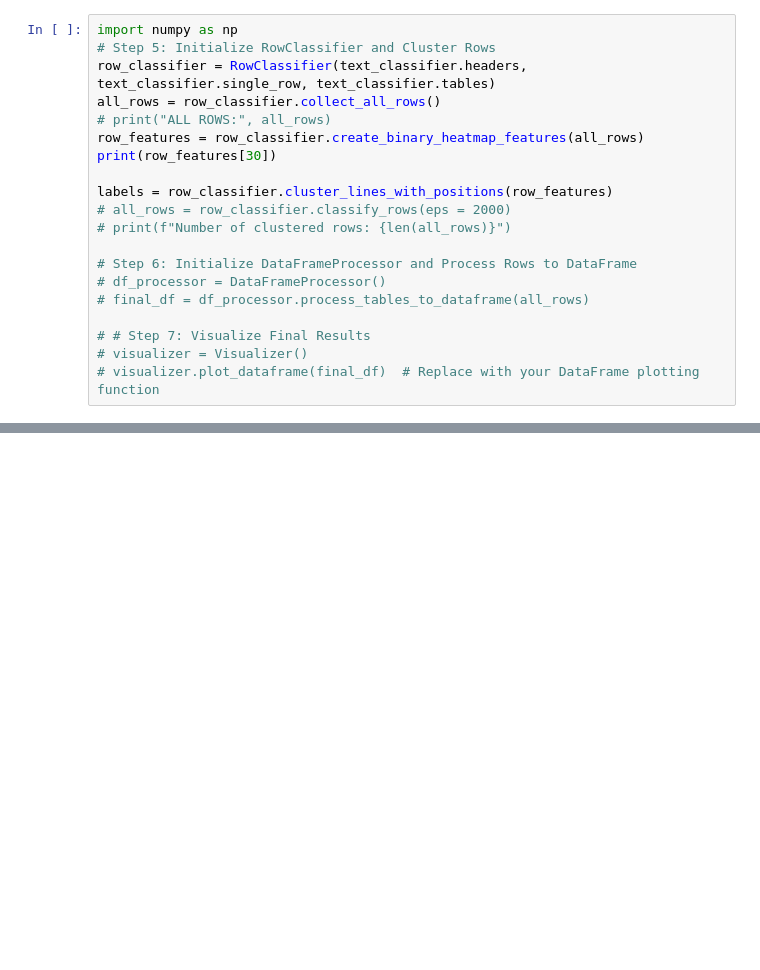
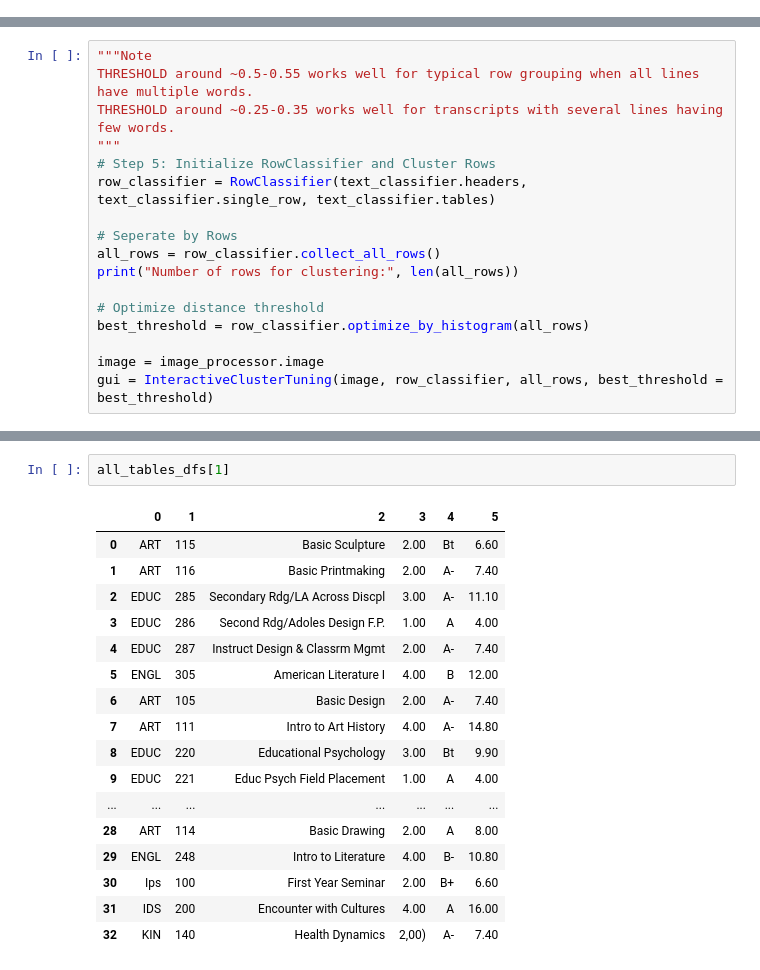
Before and after one commit to Declan-Bracken/MEng_Project, a Jupyter notebook: TableReconstruction/row_cluster_testing.ipynb, the cells around one changed output, grey strips where cells are left out. Drawn from its saved outputs; the diff is of its cells as text; blank space fills up the shorter version.

```diff
--- a/TableReconstruction/row_cluster_testing.ipynb
+++ b/TableReconstruction/row_cluster_testing.ipynb
@@ -43,22 +53,2 @@ text_classifier.classify_text()
 # %% [output]
 Number of cropped images: 20
-# %%
-import numpy as np
-# Step 5: Initialize RowClassifier and Cluster Rows
-row_classifier = RowClassifier(text_classifier.headers, text_classifier.single_row, text_classifier.tables)
-all_rows = row_classifier.collect_all_rows()
-# print("ALL ROWS:", all_rows)
-row_features = row_classifier.create_binary_heatmap_features(all_rows)
-print(row_features[30])
-
-labels = row_classifier.cluster_lines_with_positions(row_features)
-# all_rows = row_classifier.classify_rows(eps = 2000)
-# print(f"Number of clustered rows: {len(all_rows)}")
-
-# Step 6: Initialize DataFrameProcessor and Process Rows to DataFrame
-# df_processor = DataFrameProcessor()
-# final_df = df_processor.process_tables_to_dataframe(all_rows)
-
-# # Step 7: Visualize Final Results
-# visualizer = Visualizer()
-# visualizer.plot_dataframe(final_df)  # Replace with your DataFrame plotting function
@@ -86,0 +55,17 @@ print(all_rows)
+# %%
+"""Note
+THRESHOLD around ~0.5-0.55 works well for typical row grouping when all lines have multiple words.
+THRESHOLD around ~0.25-0.35 works well for transcripts with several lines having few words.
+"""
+# Step 5: Initialize RowClassifier and Cluster Rows
+row_classifier = RowClassifier(text_classifier.headers, text_classifier.single_row, text_classifier.tables)
+
+# Seperate by Rows
+all_rows = row_classifier.collect_all_rows()
+print("Number of rows for clustering:", len(all_rows))
+
+# Optimize distance threshold
+best_threshold = row_classifier.optimize_by_histogram(all_rows)
+
+image = image_processor.image
+gui = InteractiveClusterTuning(image, row_classifier, all_rows, best_threshold = best_threshold)
@@ -86,0 +125,20 @@ print(all_rows)
+# %%
+all_tables_dfs[1]
+# %% [output]
+|  | 0 | 1 | 2 | 3 | 4 | 5 |
+| 0 | ART | 115 | Basic Sculpture | 2.00 | Bt | 6.60 |
+| 1 | ART | 116 | Basic Printmaking | 2.00 | A- | 7.40 |
+| 2 | EDUC | 285 | Secondary Rdg/LA Across Discpl | 3.00 | A- | 11.10 |
+| 3 | EDUC | 286 | Second Rdg/Adoles Design F.P. | 1.00 | A | 4.00 |
+| 4 | EDUC | 287 | Instruct Design & Classrm Mgmt | 2.00 | A- | 7.40 |
+| 5 | ENGL | 305 | American Literature I | 4.00 | B | 12.00 |
+| 6 | ART | 105 | Basic Design | 2.00 | A- | 7.40 |
+| 7 | ART | 111 | Intro to Art History | 4.00 | A- | 14.80 |
+| 8 | EDUC | 220 | Educational Psychology | 3.00 | Bt | 9.90 |
+| 9 | EDUC | 221 | Educ Psych Field Placement | 1.00 | A | 4.00 |
+| ... | ... | ... | ... | ... | ... | ... |
+| 28 | ART | 114 | Basic Drawing | 2.00 | A | 8.00 |
+| 29 | ENGL | 248 | Intro to Literature | 4.00 | B- | 10.80 |
+| 30 | Ips | 100 | First Year Seminar | 2.00 | B+ | 6.60 |
+| 31 | IDS | 200 | Encounter with Cultures | 4.00 | A | 16.00 |
+| 32 | KIN | 140 | Health Dynamics | 2,00) | A- | 7.40 |
```
Also changed, not shown: parts of 13 cells of this notebook, 16 other files.
